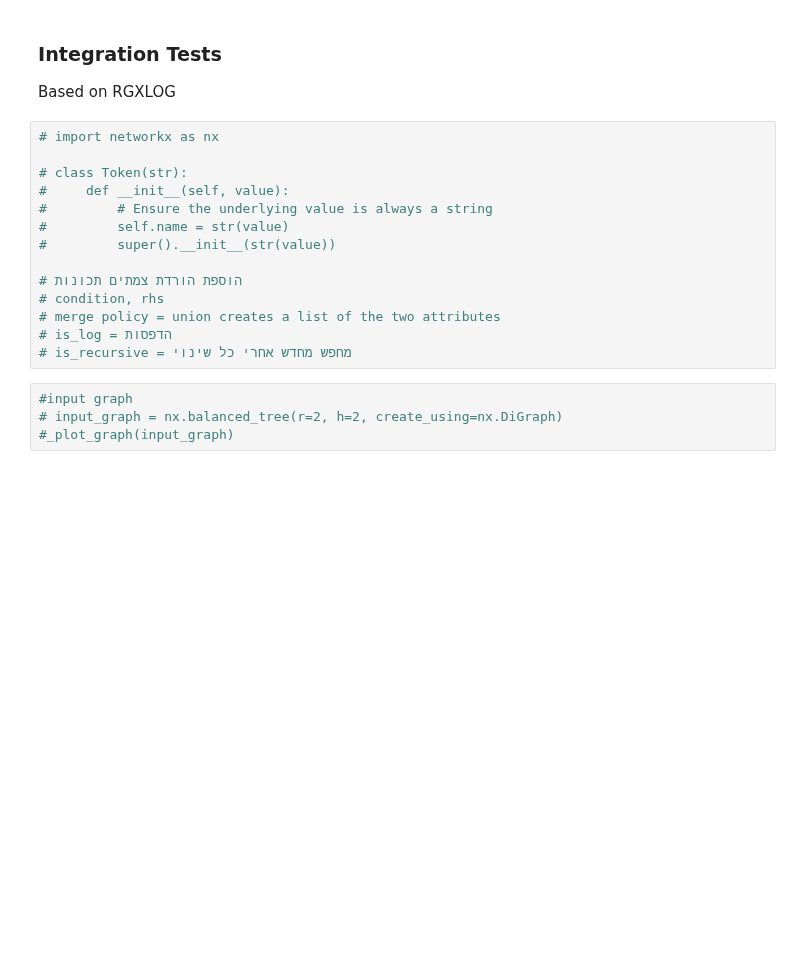
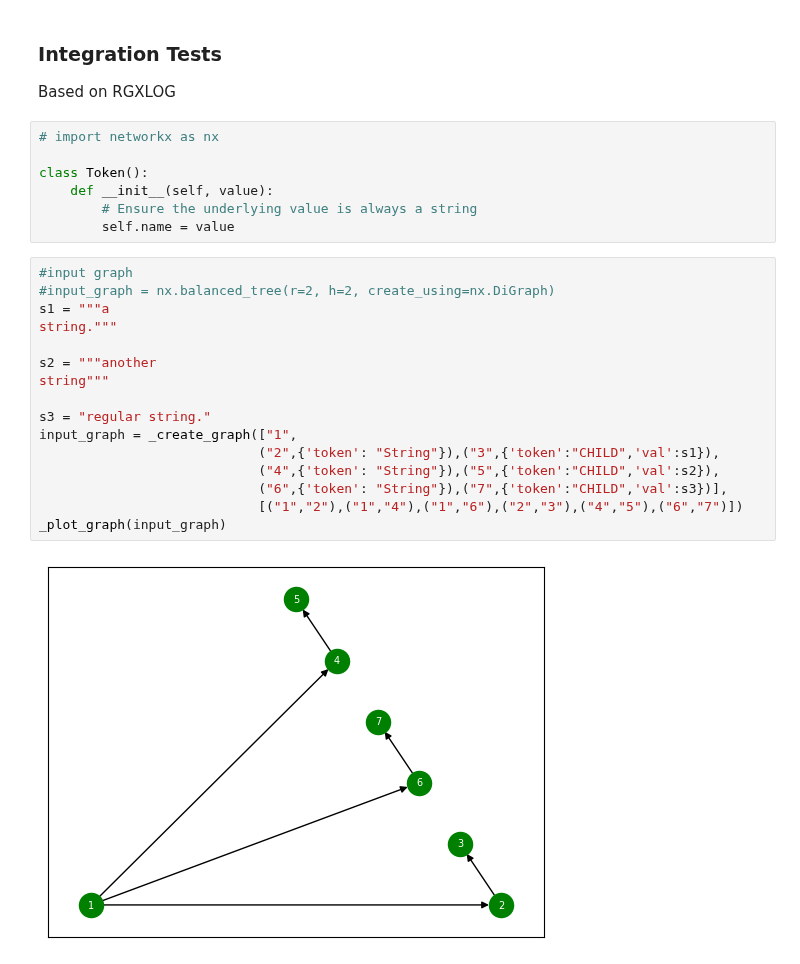
Before and after one commit to DeanLight/graph_rewrite, a Jupyter notebook: nbs/06_transform.ipynb, the cells around one changed output. Saved outputs shown, nothing was run; the diff lists cells and outputs as text; blank space fills up the shorter version.

```diff
--- a/nbs/06_transform.ipynb
+++ b/nbs/06_transform.ipynb
@@ -441,21 +441,28 @@ Based on RGXLOG
 # %%
 # import networkx as nx
 
-# class Token(str):
-#     def __init__(self, value):
-#         # Ensure the underlying value is always a string
-#         self.name = str(value)
-#         super().__init__(str(value))
-
-# הוספת הורדת צמתים תכונות
-# condition, rhs
-# merge policy = union creates a list of the two attributes
-# is_log = הדפסות
-# is_recursive = מחפש מחדש אחרי כל שינוי
+class Token():
+    def __init__(self, value):
+        # Ensure the underlying value is always a string
+        self.name = value
-# %%
-#input graph
-# input_graph = nx.balanced_tree(r=2, h=2, create_using=nx.DiGraph)
-#_plot_graph(input_graph)
+# %%
+#input graph
+#input_graph = nx.balanced_tree(r=2, h=2, create_using=nx.DiGraph)
+s1 = """a
+string."""
+
+s2 = """another
+string"""
+
+s3 = "regular string."
+input_graph = _create_graph(["1",
+                            ("2",{'token': "String"}),("3",{'token':"CHILD",'val':s1}),
+                            ("4",{'token': "String"}),("5",{'token':"CHILD",'val':s2}),
+                            ("6",{'token': "String"}),("7",{'token':"CHILD",'val':s3})],
+                            [("1","2"),("1","4"),("1","6"),("2","3"),("4","5"),("6","7")])
+_plot_graph(input_graph)
+# %% [output]
+[figure, added]
 # %%
 # Fix Strings:
 # traverse the tree, node and make changes on sons.
```
Also changed, not shown: parts of 5 cells of this notebook, 2 other files.
